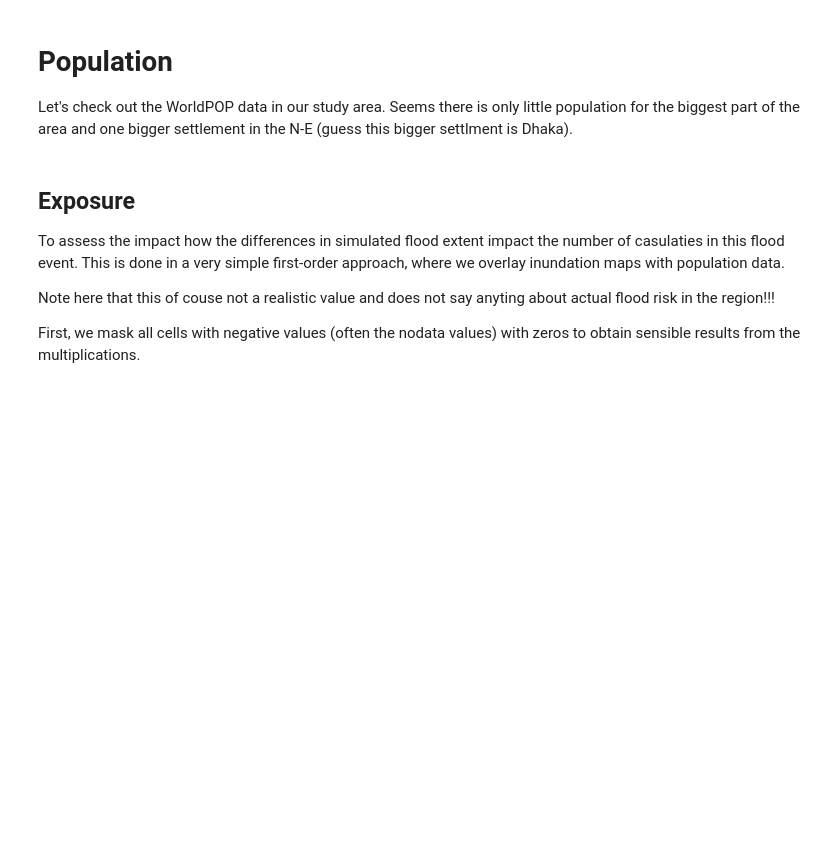
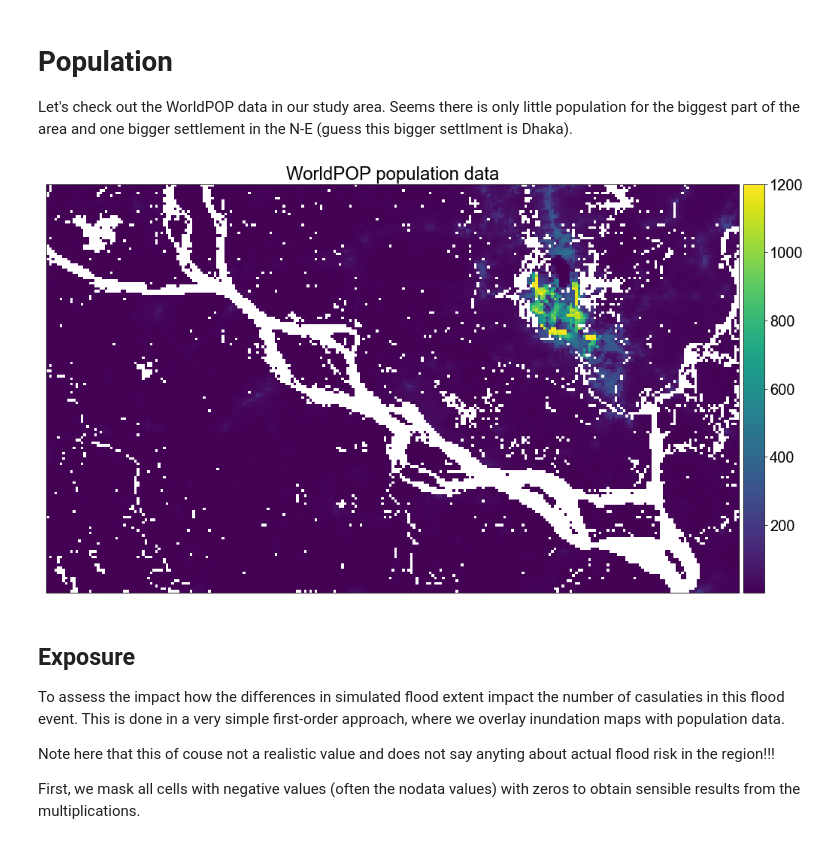
Before and after one commit to JannisHoch/floodImpact, a Jupyter notebook: analysis.ipynb, the cells around one changed output. Saved outputs shown, nothing was run; the diff lists cells and outputs as text; code cells hidden in the pictures; blank space fills up the shorter version.

```diff
--- a/analysis.ipynb
+++ b/analysis.ipynb
@@ -206,12 +192,12 @@ Let's check out the WorldPOP data in our study area. Seems there is only little
 # %%
 plot_image = np.ma.masked_where(POP_d.read(1)<=0, POP_d.read(1))
 
-plt.subplots(1, 1, figsize=(20,10))
-img = plt.imshow(plot_image, cmap='Paired', vmin=1., vmax=1200., extent=(POP_d.bounds[0], POP_d.bounds[2], POP_d.bounds[1], POP_d.bounds[3]))
-plt.colorbar()
-plt.title('WorldPOP population data');
+fig, ax = plt.subplots(1, 1, figsize=(20,10))
+ep.plot_bands(plot_image, ax=ax, cmap='viridis', vmin=1., vmax=1200, title='WorldPOP population data', )
 
 plt.savefig('out/population_data.png', dpi=300)
+# %% [output]
+[figure, added]
 # %% [markdown]
 ## Exposure
 
```
Also changed, not shown: parts of 28 cells of this notebook.
